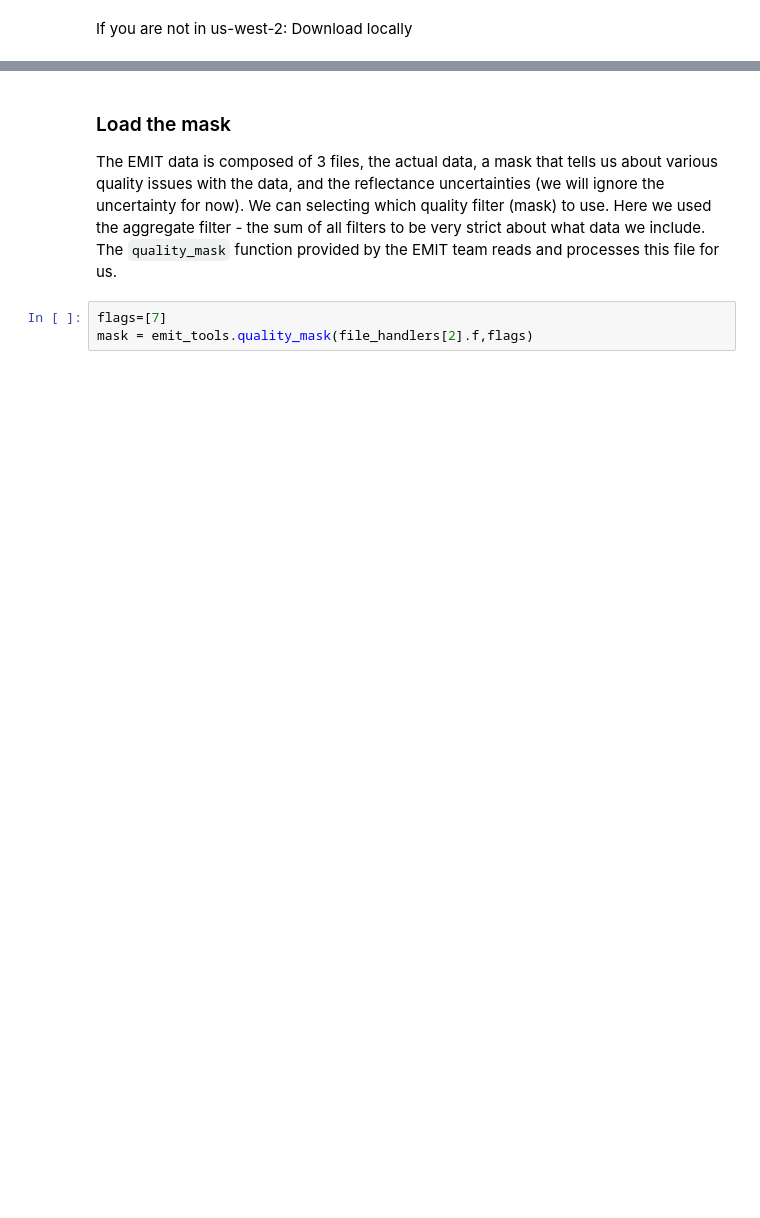
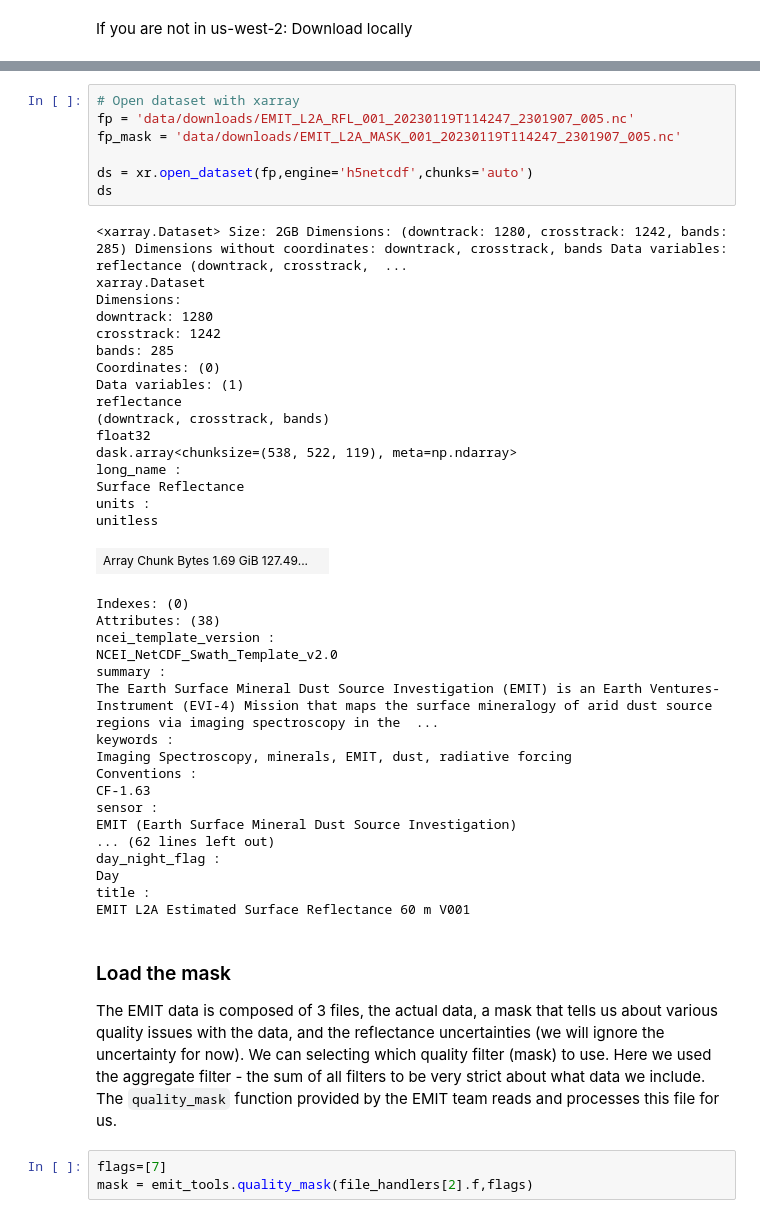
Before and after one commit to ornldaac/bioscape_workshop_sa, a Jupyter notebook: book/tutorials/EMIT/EMIT_intro.ipynb, the cells around one changed output, grey strips where cells are left out. Cells and saved outputs as stored; diff of their text form; blank space fills up the shorter version.

```diff
--- a/book/tutorials/EMIT/EMIT_intro.ipynb
+++ b/book/tutorials/EMIT/EMIT_intro.ipynb
@@ -109,3 +155,45 @@ ds
+# %%
+# Open dataset with xarray
+fp = 'data/downloads/EMIT_L2A_RFL_001_20230119T114247_2301907_005.nc'
+fp_mask = 'data/downloads/EMIT_L2A_MASK_001_20230119T114247_2301907_005.nc'
+
+ds = xr.open_dataset(fp,engine='h5netcdf',chunks='auto')
+ds
+# %% [output]
+<xarray.Dataset> Size: 2GB Dimensions: (downtrack: 1280, crosstrack: 1242, bands: 285) Dimensions without coordinates: downtrack, crosstrack, bands Data variables: reflectance (downtrack, crosstrack,  ...
+xarray.Dataset
+Dimensions:
+downtrack: 1280
+crosstrack: 1242
+bands: 285
+Coordinates: (0)
+Data variables: (1)
+reflectance
+(downtrack, crosstrack, bands)
+float32
+dask.array<chunksize=(538, 522, 119), meta=np.ndarray>
+long_name :
+Surface Reflectance
+units :
+unitless
+| Array Chunk Bytes 1.69 GiB 127.49... |  |
+Indexes: (0)
+Attributes: (38)
+ncei_template_version :
+NCEI_NetCDF_Swath_Template_v2.0
+summary :
+The Earth Surface Mineral Dust Source Investigation (EMIT) is an Earth Ventures-Instrument (EVI-4) Mission that maps the surface mineralogy of arid dust source regions via imaging spectroscopy in the  ...
+keywords :
+Imaging Spectroscopy, minerals, EMIT, dust, radiative forcing
+Conventions :
+CF-1.63
+sensor :
+EMIT (Earth Surface Mineral Dust Source Investigation)
+... (62 lines left out)
+day_night_flag :
+Day
+title :
+EMIT L2A Estimated Surface Reflectance 60 m V001
 # %% [markdown]
 ### Load the mask
 The EMIT data is composed of 3 files, the actual data, a mask that tells us about various quality issues with the data, and the reflectance uncertainties (we will ignore the uncertainty for now). We can selecting which quality filter (mask) to use. Here we used the aggregate filter - the sum of all filters to be very strict about what data we include. The `quality_mask` function provided by the EMIT team reads and processes this file for us.
```
Also changed, not shown: parts of 15 cells of this notebook, 1 other file.
